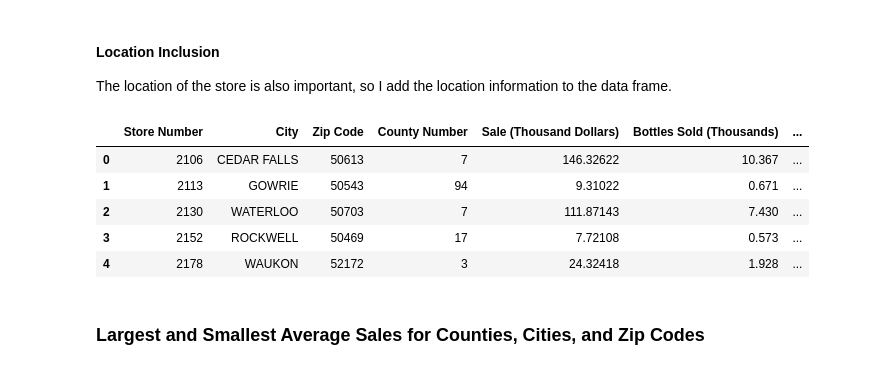
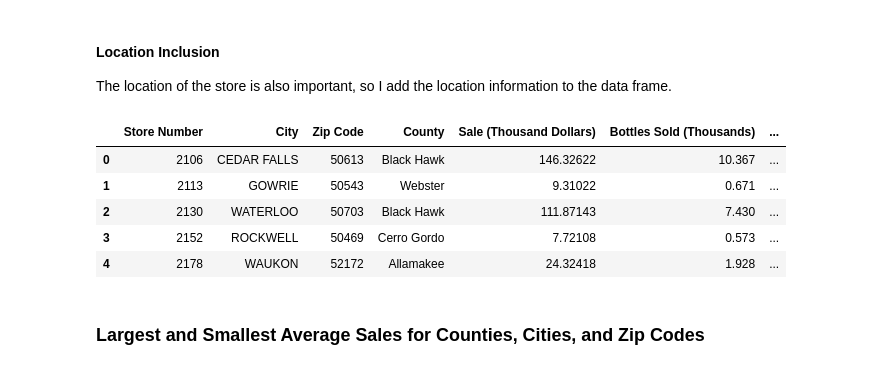
Before and after one commit to davidsanford/DSI_Project_3, a Jupyter notebook: Project_3.ipynb, the cells around one changed output. Saved outputs shown, nothing was run; the diff lists cells and outputs as text; code cells hidden in the pictures.

```diff
--- a/Project_3.ipynb
+++ b/Project_3.ipynb
@@ -23,9 +23,10 @@ liquor_sales["Date"] = pd.to_datetime(liquor_sales["Date"], format="%m/%d/%Y")
 #print(pd.to_datetime(liquor_sales["Date"].ix[0], format="%m/%d/%Y"))
 
 # Remove redundant columns
-#del liquor_sales["Category Name"]
+del liquor_sales["Category Name"]
 del liquor_sales["Item Description"]
-del liquor_sales["County"]
+#del liquor_sales["County"]
+del liquor_sales["County Number"]
 
 # Remove the '$' in front of dollar values and convert the values to floats
 for colname in ["State Bottle Cost","State Bottle Retail","Sale (Dollars)"]:
@@ -44,7 +45,7 @@ liquor_sales["Zip Code"] = liquor_sales["Zip Code"].apply(tryint)
 liquor_sales.dropna(inplace=True)
 
 # Re-type the 'Category', 'County Number', and 'Zip Code' columns to integers
-for colname in ["Category", "County Number", "Zip Code"]:
+for colname in ["Category", "Zip Code"]:
     liquor_sales[colname] = liquor_sales[colname].astype(int)
 
 # We are only interested in stores that existed at the beginning of fiscal year 2015 and survived through the year
@@ -83,34 +84,3 @@ None
-# %%
-def make_broad_category(x):
-   x = x.lower()
-   if 'liqueur' in x:
-       return 'liqueur'
-   elif 'whisk' in x or 'scotch' in x:
-       return 'whiskey'
-   elif 'vodka' in x:
-       return 'vodka'
-   elif 'gin' in x:
-       return 'gin'
-   elif 'tequila' in x:
-       return 'tequila'
-   elif 'schnapps' in x:
-       return 'schnapps'
-   elif 'rum' in x:
-       return 'rum'
-   elif 'brandies' in x:
-       return 'brandy'
-   elif 'creme' in x:
-       return 'creme'
-   elif 'beer' in x:
-       return 'beer'
-   elif 'amaretto' in x:
-       return 'amaretto'
-   elif 'anisette' in x:
-       return 'anisette'
-   else:
-       return 'misc'
-
-liquor_sales['broad_category'] = liquor_sales["Category Name"].apply(make_broad_category)
 # %% [markdown]
 # Initial Data Analysis
 # %%
@@ -227,19 +197,19 @@ sns.pairplot(stores_summary_2015.iloc[:,range(1,10)])
 
 The location of the store is also important, so I add the location information to the data frame.
 # %%
-store_locations = liquor_2015[["Store Number","City","Zip Code","County Number"]].groupby("Store Number").agg("first")
+store_locations = liquor_2015[["Store Number","City","Zip Code","County"]].groupby("Store Number").agg("first")
 store_locations["Store Number"] = store_locations.index
-store_locations = store_locations[["Store Number","City","Zip Code","County Number"]]
+store_locations = store_locations[["Store Number","City","Zip Code","County"]]
 store_data_2015 = pd.merge(store_locations, stores_summary_2015,on="Store Number")
 
 store_data_2015.head()
 # %% [output]
-|  | Store Number | City | Zip Code | County Number | Sale (Thousand Dollars) | Bottles Sold (Thousands) | ... |
-| 0 | 2106 | CEDAR FALLS | 50613 | 7 | 146.32622 | 10.367 | ... |
-| 1 | 2113 | GOWRIE | 50543 | 94 | 9.31022 | 0.671 | ... |
-| 2 | 2130 | WATERLOO | 50703 | 7 | 111.87143 | 7.430 | ... |
-| 3 | 2152 | ROCKWELL | 50469 | 17 | 7.72108 | 0.573 | ... |
-| 4 | 2178 | WAUKON | 52172 | 3 | 24.32418 | 1.928 | ... |
+|  | Store Number | City | Zip Code | County | Sale (Thousand Dollars) | Bottles Sold (Thousands) | ... |
+| 0 | 2106 | CEDAR FALLS | 50613 | Black Hawk | 146.32622 | 10.367 | ... |
+| 1 | 2113 | GOWRIE | 50543 | Webster | 9.31022 | 0.671 | ... |
+| 2 | 2130 | WATERLOO | 50703 | Black Hawk | 111.87143 | 7.430 | ... |
+| 3 | 2152 | ROCKWELL | 50469 | Cerro Gordo | 7.72108 | 0.573 | ... |
+| 4 | 2178 | WAUKON | 52172 | Allamakee | 24.32418 | 1.928 | ... |
 # %% [markdown]
 ### Largest and Smallest Average Sales for Counties, Cities, and Zip Codes
 # %%
```
Also changed, not shown: parts of 7 cells of this notebook.
